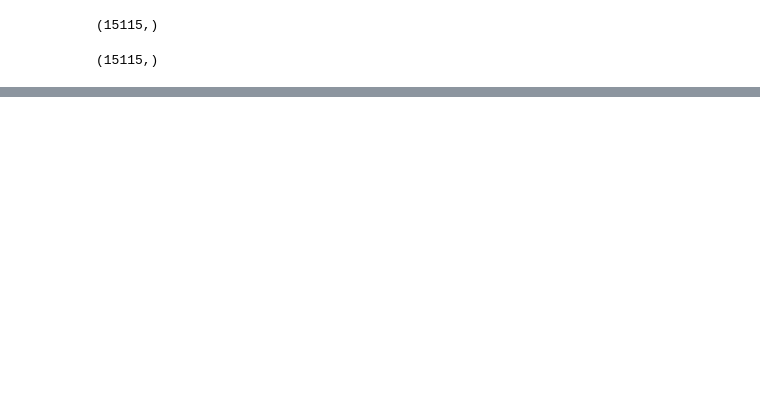
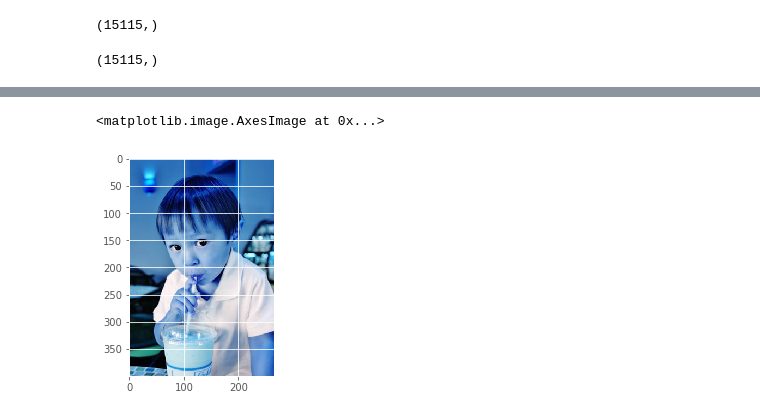
Before and after one commit to yuchild/image_help_from_yelp, a Jupyter notebook: photos_eda.ipynb, the cells around one changed output, grey strips where cells are left out. Drawn from its saved outputs; the diff is of its cells as text; code cells hidden in the pictures; blank space fills up the shorter version.

```diff
--- a/photos_eda.ipynb
+++ b/photos_eda.ipynb
@@ -157,0 +162,5 @@ plt.title(y[1115]);
+# %%
+plt.imshow(X[123])
+# %% [output]
+<matplotlib.image.AxesImage at 0x...>
+[figure, added]
```
Also changed, not shown: parts of 11 cells of this notebook, 22 other files.
